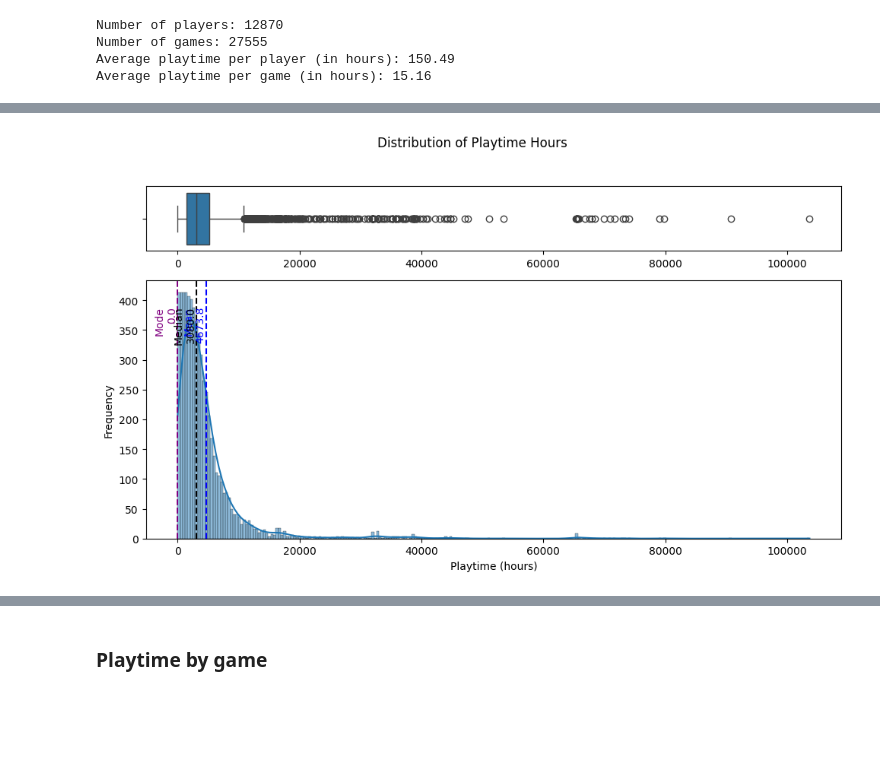
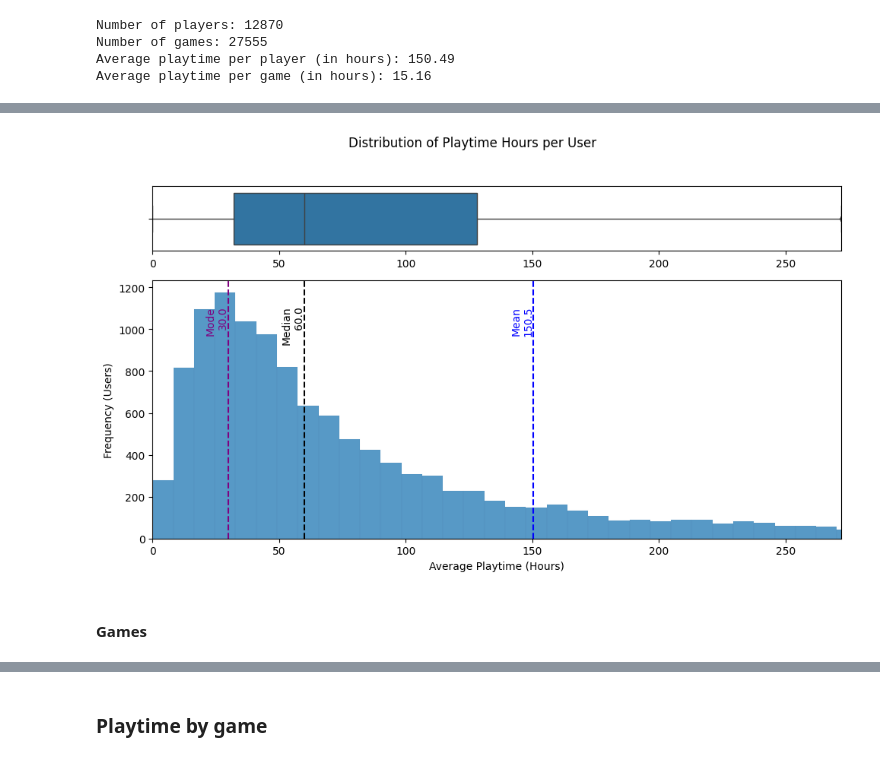
Before and after one commit to EliasCid/steam_recommender_system, a Jupyter notebook: 3. data_analysis/steam.ipynb, the cells around one changed output, grey strips where cells are left out. Cells and saved outputs as stored; diff of their text form; code cells hidden in the pictures; blank space fills up the shorter version.

Commit message:
Update: new graphs

```diff
--- a/3. data_analysis/steam.ipynb
+++ b/3. data_analysis/steam.ipynb
@@ -296,8 +314,8 @@ Average playtime per game (in hours): 15.16
 # %%
 # Filter data
-viz_playtime = df_drop_zeros.withColumn('playtime_hours', spark_round(col('game_playtime_forever') / 60))
-viz_playtime = viz_playtime.select('playtime_hours')
-viz_playtime = viz_playtime.groupBy('playtime_hours').count()
+viz_playtime = df_drop_zeros.select('game_playtime_forever', 'user_steamid')
+viz_playtime = viz_playtime.groupBy('user_steamid').agg(avg('game_playtime_forever').alias('avg_playtime'))
+viz_playtime = viz_playtime.withColumn('playtime_hours', spark_round(col('avg_playtime') / 60))
 viz_playtime = viz_playtime.toPandas()
 
 # Calculate statistics
@@ -305,37 +323,46 @@ mean_val = viz_playtime['playtime_hours'].mean()
 q1 = viz_playtime['playtime_hours'].quantile(0.25)
 q2 = viz_playtime['playtime_hours'].quantile(0.50)
 q3 = viz_playtime['playtime_hours'].quantile(0.75)
-mode_val = viz_playtime.loc[viz_playtime['count'].idxmax(), 'playtime_hours']
+mode_val = viz_playtime['playtime_hours'].round().mode()[0]
+
+# Plotting range based on IQR
+iqr = q3 - q1
+lower_bound = 0
+upper_bound = q3 + 1.5 * iqr
 
 # Fig configuration
 fig, ax = plt.subplots(2, 1, figsize=(10, 6), gridspec_kw={'height_ratios': [1, 4]})
 
 # Box Plot
 sns.boxplot(x=viz_playtime['playtime_hours'], ax=ax[0], orient='h')
 ax[0].set_xlabel('')
+ax[0].set_xlim(lower_bound, upper_bound)
 
 # Histogram
-sns.histplot(viz_playtime['playtime_hours'], ax=ax[1], kde=True)
-ax[1].set_ylabel('Frequency')
-ax[1].set_xlabel('Playtime (hours)')
+sns.histplot(viz_playtime['playtime_hours'], ax=ax[1], kde=False)
+ax[1].set_ylabel('Frequency (Users)')
+ax[1].set_xlabel('Average Playtime (Hours)')
+ax[1].set_xlim(lower_bound, upper_bound)
 
 # Add statistics
 stats = [
     (mean_val, 'Mean', 'blue'),
     #(q1, 'Q1', 'orange'),
     (q2, 'Median', 'black'),
     #(q3, 'Q3', 'red'),
     (mode_val, 'Mode', 'purple')
 ]
 
 for val, label, color in stats:
     ax[1].axvline(val, color=color, linestyle='--', linewidth=1.5, label=f'{label}: {val:.2f}')
     ax[1].text(val, ax[1].get_ylim()[1]*0.9, f'{label}\n{val:.1f}', color=color, rotation=90, ha='right', va='top')
 
 # Title
-plt.suptitle('Distribution of Playtime Hours')
+plt.suptitle('Distribution of Playtime Hours per User')
 plt.tight_layout(rect=[0, 0, 1, 0.95])
 
 plt.show()
 # %% [output]
-[figure, old version]
+[figure, new version]
+# %% [markdown]
+#### Games
```
Also changed, not shown: parts of 20 cells of this notebook.
